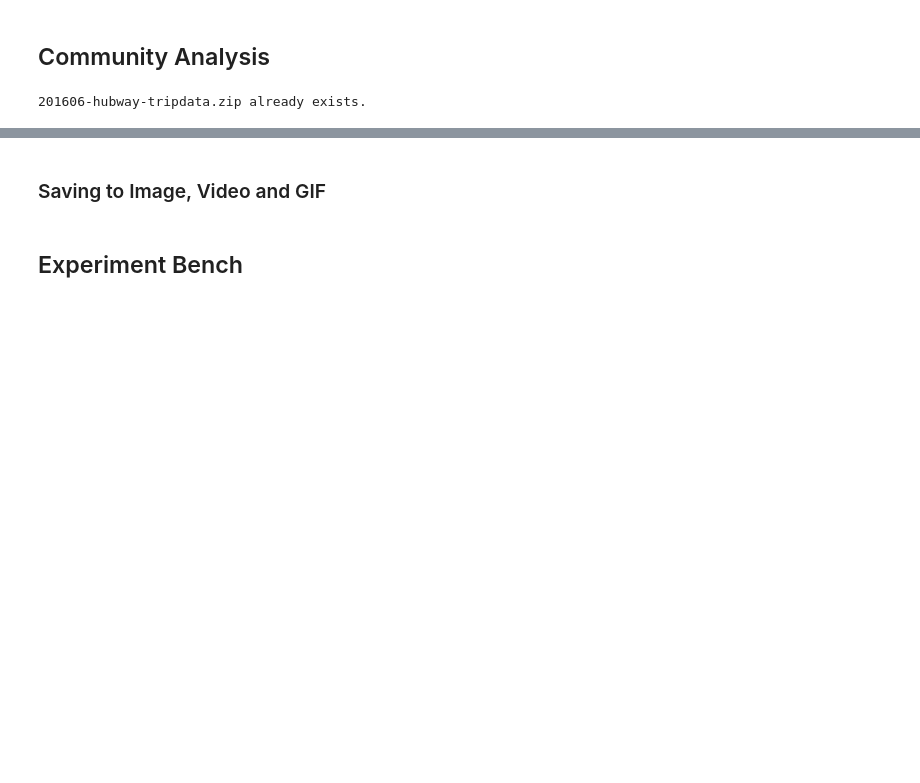
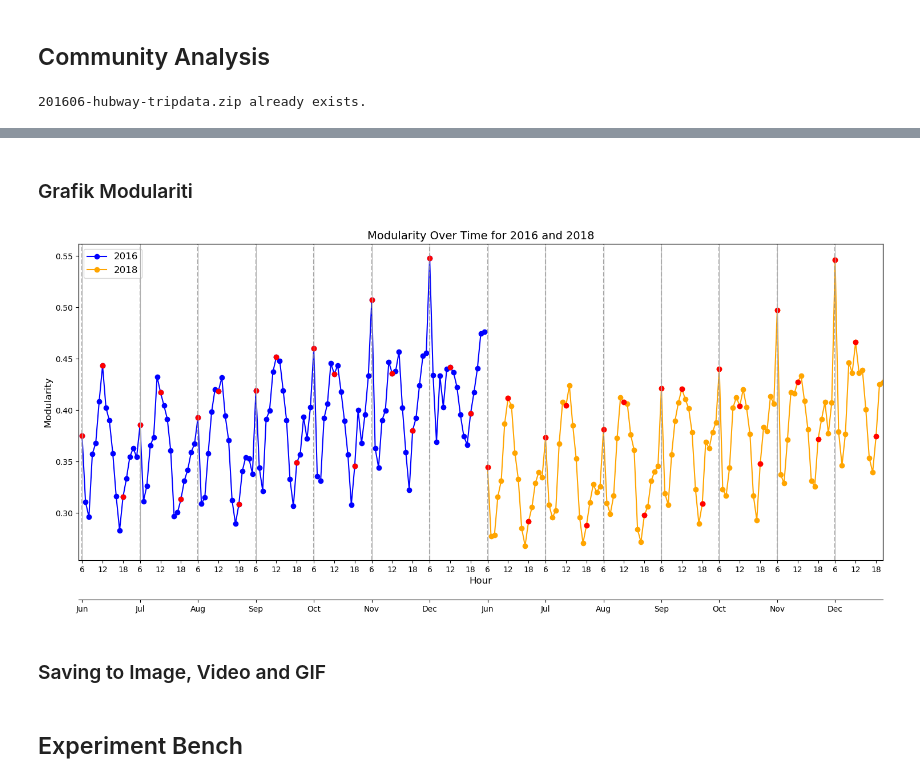
Before and after one commit to SahputraS/Bike-Sharing-Network, a Jupyter notebook: Bike Sharing Network_on going.ipynb, the cells around one changed output, grey strips where cells are left out. Drawn from its saved outputs; the diff is of its cells as text; code cells hidden in the pictures; blank space fills up the shorter version.

```diff
--- a/Bike Sharing Network_on going.ipynb
+++ b/Bike Sharing Network_on going.ipynb
@@ -1360,8 +1395,8 @@ data_16_6, trip_counts_16_6, stations_loc_16_6 = initial_cleaning (month = 6, ye
 years = [2016,2018]
 months = range(6,13)
 hours = range(6,23)
-zoom_size = 13
+zoom_size = 14
 
-maps,nw,cc = generate_community(years, months, hours, zoom_size)
+maps,nw,cc,mod_df = generate_community(years, months, hours, zoom_size, full=False)
 # %% [output]
 201606-hubway-tripdata.zip already exists.
@@ -1418,3 +1470,70 @@ generate_map(hour_slider.value, month_slider.value, year_slider.value)
+# %% [markdown]
+### Grafik Modulariti
+# %%
+df_2016 = mod_df[mod_df['year'] == 2016]
+df_2018 = mod_df[mod_df['year'] == 2018]
+
+fig, ax = plt.subplots(figsize=(15, 7))
+
+ax.plot(df_2016.index, df_2016['mod'], label='2016', marker='o', linestyle='-', color='blue')
+ax.plot(df_2018.index, df_2018['mod'], label='2018', marker='o', linestyle='-', color='orange')
+
+x_ticks_hours = []
+x_ticks_months = []
+x_labels_hours = []
+x_labels_months = []
+
+# Month mapping to shortened format
+month_map = {1: 'Jan', 2: 'Feb', 3: 'Mar', 4: 'Apr', 5: 'May', 6: 'Jun', 7: 'Jul', 8: 'Aug', 9: 'Sep', 10: 'Oct', 11: 'Nov', 12: 'Dec'}
+
+months_seen = []
+for index, row in mod_df.iterrows():
+    if row['hour'] in [6, 12, 18]:
+        x_ticks_hours.append(index)
+        x_labels_hours.append(f"{int(row['hour'])}")
+    if row['month'] not in months_seen:
+        months_seen.append(row['month'])
+        x_ticks_months.append(index)
+        x_labels_months.append(month_map[row['month']])
+
+ax.set_xticks(x_ticks_hours)
+ax.set_xticklabels(x_labels_hours, rotation=0, ha='center', fontsize=10)
+ax.set_xlim([min(x_ticks_hours)-1, max(x_ticks_hours)+2])
+
+# Secondary x-axis for the months
+ax2 = ax.twiny()
+x_ticks_months_extended = x_ticks_months + [index + len(df_2016) for index in x_ticks_months]
+x_labels_months_extended = x_labels_months + x_labels_months
+
+ax2.set_xticks(x_ticks_months_extended)
+ax2.set_xticklabels(x_labels_months_extended, fontsize=12, color='gray')
+ax2.xaxis.set_ticks_position('bottom')
+ax2.xaxis.set_label_position('bottom')
+ax2.spines['bottom'].set_position(('outward', 50))
+ax2.set_xlim(ax.get_xlim())
+
+# Veertical lines for month separation
+for month_tick in x_ticks_months_extended:
+    ax.axvline(x=month_tick, color='gray', linestyle='--', alpha=0.7)
+
+# Special hours have red dots
+special_hours = [6, 12, 18]
+for hour in special_hours:
+    special_df_2016 = df_2016[df_2016['hour'] == hour]
+    special_df_2018 = df_2018[df_2018['hour'] == hour]
+    ax.plot(special_df_2016.index, special_df_2016['mod'], 'ro')
+    ax.plot(special_df_2018.index, special_df_2018['mod'], 'ro')
+
+ax.set_xlabel('Hour', fontsize=12)
+ax.set_ylabel('Modularity', fontsize=12)
+ax.set_title('Modularity Over Time for 2016 and 2018', fontsize=14)
+ax.legend(fontsize=12)
+
+plt.tight_layout()
+plt.grid()
+plt.show()
+# %% [output]
+[figure, added]
 # %% [markdown]
 ### Saving to Image, Video and GIF
 # %%
```
Also changed, not shown: parts of 22 cells of this notebook.
